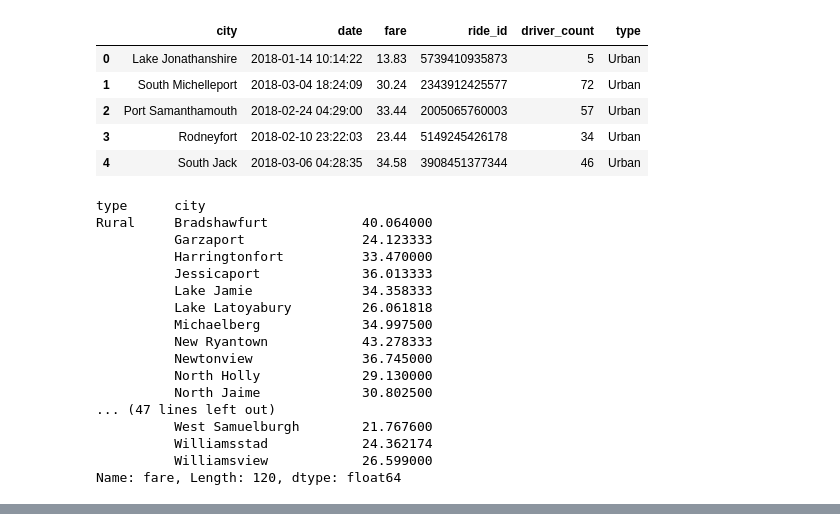
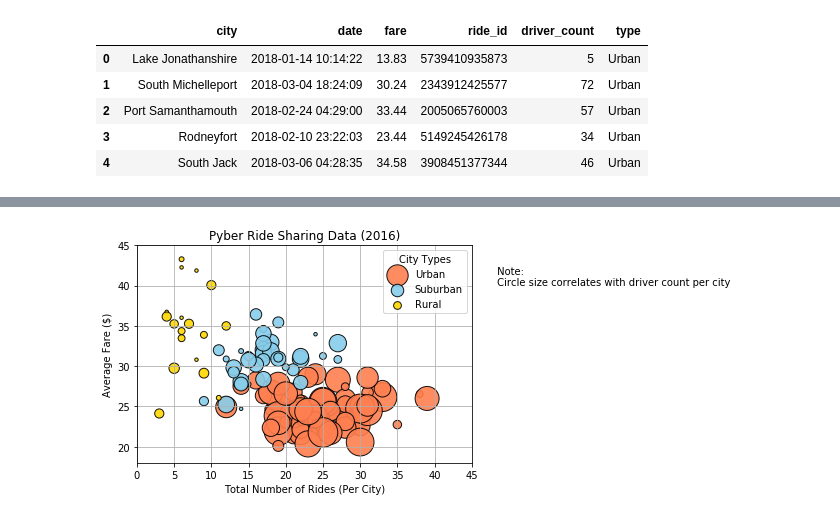
Before and after one commit to maaikerutten/Matplotlib, a Jupyter notebook: Assignment_Pyber.ipynb, the cells around one changed output, grey strips where cells are left out. Drawn from its saved outputs; the diff is of its cells as text; code cells hidden in the pictures.

```diff
--- a/Assignment_Pyber.ipynb
+++ b/Assignment_Pyber.ipynb
@@ -14,11 +14,11 @@ city_data = pd.read_csv("data/city_data.csv")
 ride_data = pd.read_csv("data/ride_data.csv")
 
 # Combine the data into a single dataset
-combined_city_ride_df = pd.merge(ride_data, city_data,
+combi_city_ride_df = pd.merge(ride_data, city_data,
                                  how='left', on='city')
 
 # Display the data table for preview
-combined_city_ride_df.head()
+combi_city_ride_df.head()
 # %% [output]
 |  | city | date | fare | ride_id | driver_count | type |
 | 0 | Lake Jonathanshire | 2018-01-14 10:14:22 | 13.83 | 5739410935873 | 5 | Urban |
@@ -26,36 +26,35 @@ combined_city_ride_df.head()
 | 2 | Port Samanthamouth | 2018-02-24 04:29:00 | 33.44 | 2005065760003 | 57 | Urban |
 | 3 | Rodneyfort | 2018-02-10 23:22:03 | 23.44 | 5149245426178 | 34 | Urban |
 | 4 | South Jack | 2018-03-06 04:28:35 | 34.58 | 3908451377344 | 46 | Urban |
-# %%
-# Obtain the x and y coordinates for each of the three city types
-groupby_city_types = combined_city_ride_df.groupby(["type", "city"])
-groupby_city_types.head()
-groupby_city_types.count().head(10)
-groupby_city_types["fare"].mean()
-# %% [output]
-type      city
-Rural     Bradshawfurt            40.064000
-          Garzaport               24.123333
-          Harringtonfort          33.470000
-          Jessicaport             36.013333
-          Lake Jamie              34.358333
-          Lake Latoyabury         26.061818
-          Michaelberg             34.997500
-          New Ryantown            43.278333
-          Newtonview              36.745000
-          North Holly             29.130000
-          North Jaime             30.802500
-... (47 lines left out)
-          West Samuelburgh        21.767600
-          Williamsstad            24.362174
-          Williamsview            26.599000
-Name: fare, Length: 120, dtype: float64
+# %%
+# Obtain the x and y coordinates for each of the three city types
+    #URBAN
+urban = combi_city_ride_df[combi_city_ride_df["type"] == "Urban"]
+urban_nb_rides = urban.groupby(["city"]).count()["ride_id"]
+urban_avg_fare = urban.groupby(["city"]).mean()["fare"]
+urban_drivers = urban.groupby(["city"]).mean()["driver_count"]*12
+
+    #SUBURBAN
+suburban = combi_city_ride_df[combi_city_ride_df["type"] == "Suburban"]
+suburban_nb_rides = suburban.groupby(["city"]).count()["ride_id"]
+suburban_avg_fare = suburban.groupby(["city"]).mean()["fare"]
+suburban_drivers = suburban.groupby (["city"]).mean()["driver_count"]*12
+
+    #RURAL
+rural = combi_city_ride_df[combi_city_ride_df["type"] == "Rural" ]
+rural_nb_rides = rural.groupby(["city"]).count()["ride_id"]
+rural_avg_fare = rural.groupby(["city"]).mean()["fare"]
+rural_drivers = rural.groupby (["city"]).mean()["driver_count"]*12
 # %%
+# Build the scatter plots for each city types
+plt.scatter(urban_nb_rides, urban_avg_fare, s=urban_drivers,
+            facecolor="Coral",edgecolor="black", label="Urban", marker="o", alpha=0.9)
+plt.scatter(suburban_nb_rides, suburban_avg_fare, s=suburban_drivers,
+            facecolor="SkyBlue",edgecolor="black", label="Suburban", marker="o",alpha=0.9)
+plt.scatter(rural_nb_rides, rural_avg_fare, s=rural_drivers,
+            facecolor="Gold",edgecolor="black", label="Rural", marker="o", alpha=0.9)
 
-# Build the scatter plots for each city types
-x_axis = groupby_city_types["fare"].mean()
-data = "city"
-plt.scatter (x_axis, data, marker="o", facecolors="red", edgecolors="black", s= x_axis, alpha=0.75)
+# Incorporate the other graph properties & # Create a legend
 plt.ylim(18,45)
 plt.xlim(0,45)
 
@@ -63,14 +62,12 @@ plt.title("Pyber Ride Sharing Data (2016)")
 plt.xlabel("Total Number of Rides (Per City)")
 plt.ylabel("Average Fare ($)")
 
-plt.scatter(x_axis, times, marker="o", color="red")
-plt.show()
-# Incorporate the other graph properties
-
-# Create a legend
-plt.legend(handles=[City Types], loc="best")
+plt.grid(True)
+plt.legend(loc="best", title="City Types")
 
 # Incorporate a text label regarding circle size
+plt.text(48,40, " Note: \n Circle size correlates with driver count per city")
 
 # Save Figure
+plt.savefig("images/Scatter_PyberRideSharingData.png")
 # %% [output]
@@ -78,3 +74,4 @@ SyntaxError: invalid syntax (<ipython-input-29-8ead486de3f3>, line 18)
+[figure, added]
 # %%
 # Show plot
 plt.show()
```
Also changed, not shown: parts of 7 cells of this notebook, 4 other files.
